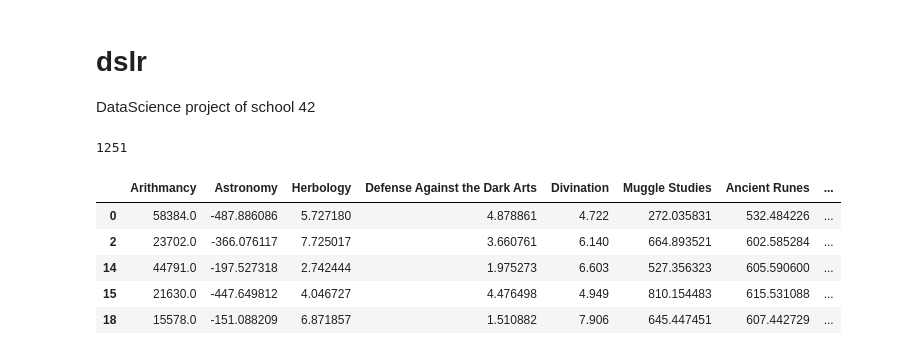
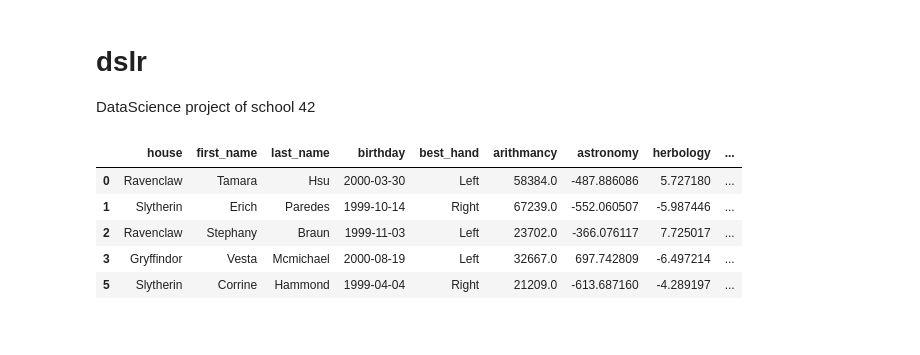
Before and after one commit to cacharle/dslr, a Jupyter notebook: dslr_notebook.ipynb, the cells around one changed output. Saved outputs shown, nothing was run; the diff lists cells and outputs as text; code cells hidden in the pictures.

```diff
--- a/dslr_notebook.ipynb
+++ b/dslr_notebook.ipynb
@@ -5,30 +5,19 @@ DataScience project of school 42
 # %%
 import pandas as pd
 import numpy as np
 import matplotlib.pyplot as plt
 
 df = pd.read_csv("./datasets/dataset_train.csv")
 df.drop(columns=["Index"], inplace=True)
 df.dropna(inplace=True)
 df.columns = df.columns.str.lower()
 df.columns = df.columns.str.replace(' ', '_')
 df.rename(columns={'hogwarts_house': 'house'}, inplace=True)
-df.describe()
-df['arithmancy'][df['arithmancy'] == 48793.000000]
-len(df['arithmancy'])
+df.head()
 # %% [output]
-1251
+|  | house | first_name | last_name | birthday | best_hand | arithmancy | astronomy | herbology | ... |
+| 0 | Ravenclaw | Tamara | Hsu | 2000-03-30 | Left | 58384.0 | -487.886086 | 5.727180 | ... |
+| 1 | Slytherin | Erich | Paredes | 1999-10-14 | Right | 67239.0 | -552.060507 | -5.987446 | ... |
+| 2 | Ravenclaw | Stephany | Braun | 1999-11-03 | Left | 23702.0 | -366.076117 | 7.725017 | ... |
+| 3 | Gryffindor | Vesta | Mcmichael | 2000-08-19 | Left | 32667.0 | 697.742809 | -6.497214 | ... |
+| 5 | Slytherin | Corrine | Hammond | 1999-04-04 | Right | 21209.0 | -613.687160 | -4.289197 | ... |
-# %%
-def house_scores_df(house_name):
-    house_filt = (df['Hogwarts House'] == house_name)
-    return df[house_filt].loc[:, 'Arithmancy':'Flying']
-
-houses_df = {key: house_scores_df(key) for key in df['Hogwarts House'].unique()}
-houses_df['Ravenclaw'].head()
-# %% [output]
-|  | Arithmancy | Astronomy | Herbology | Defense Against the Dark Arts | Divination | Muggle Studies | Ancient Runes | ... |
-| 0 | 58384.0 | -487.886086 | 5.727180 | 4.878861 | 4.722 | 272.035831 | 532.484226 | ... |
-| 2 | 23702.0 | -366.076117 | 7.725017 | 3.660761 | 6.140 | 664.893521 | 602.585284 | ... |
-| 14 | 44791.0 | -197.527318 | 2.742444 | 1.975273 | 6.603 | 527.356323 | 605.590600 | ... |
-| 15 | 21630.0 | -447.649812 | 4.046727 | 4.476498 | 4.949 | 810.154483 | 615.531088 | ... |
-| 18 | 15578.0 | -151.088209 | 6.871857 | 1.510882 | 7.906 | 645.447451 | 607.442729 | ... |
```
Also changed, not shown: parts of 9 cells of this notebook, 5 other files.
